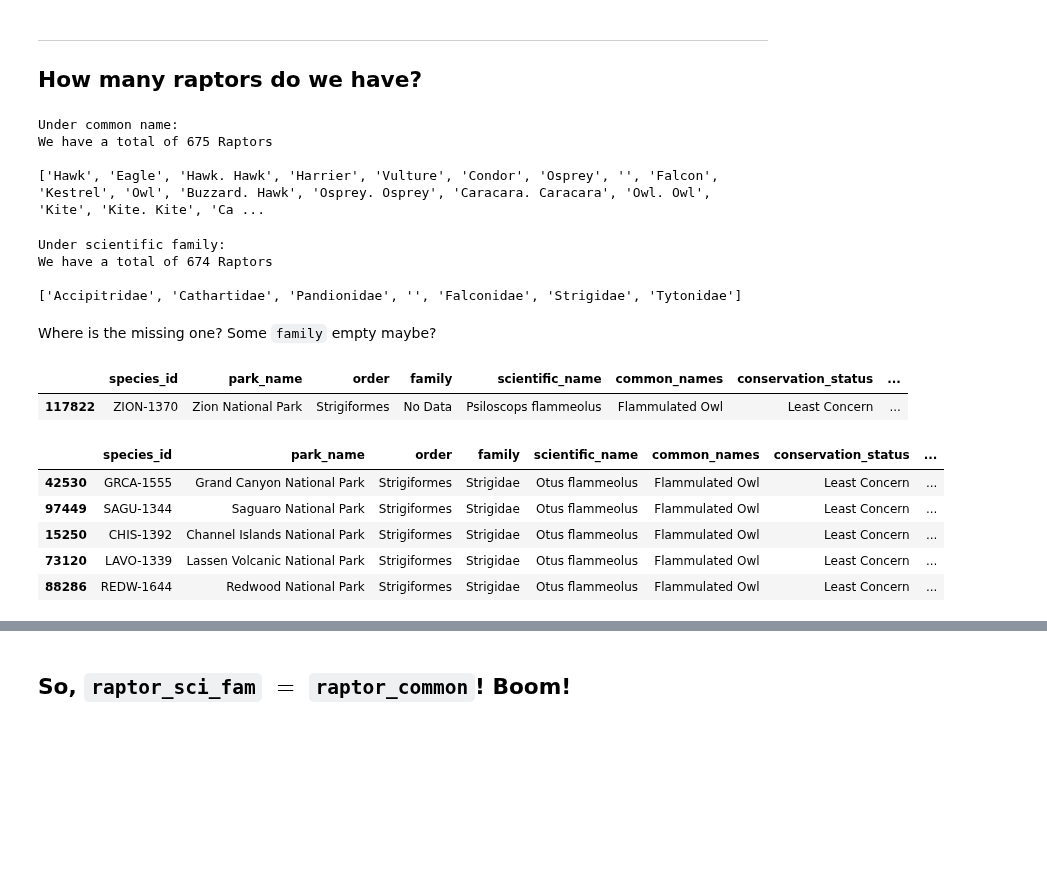
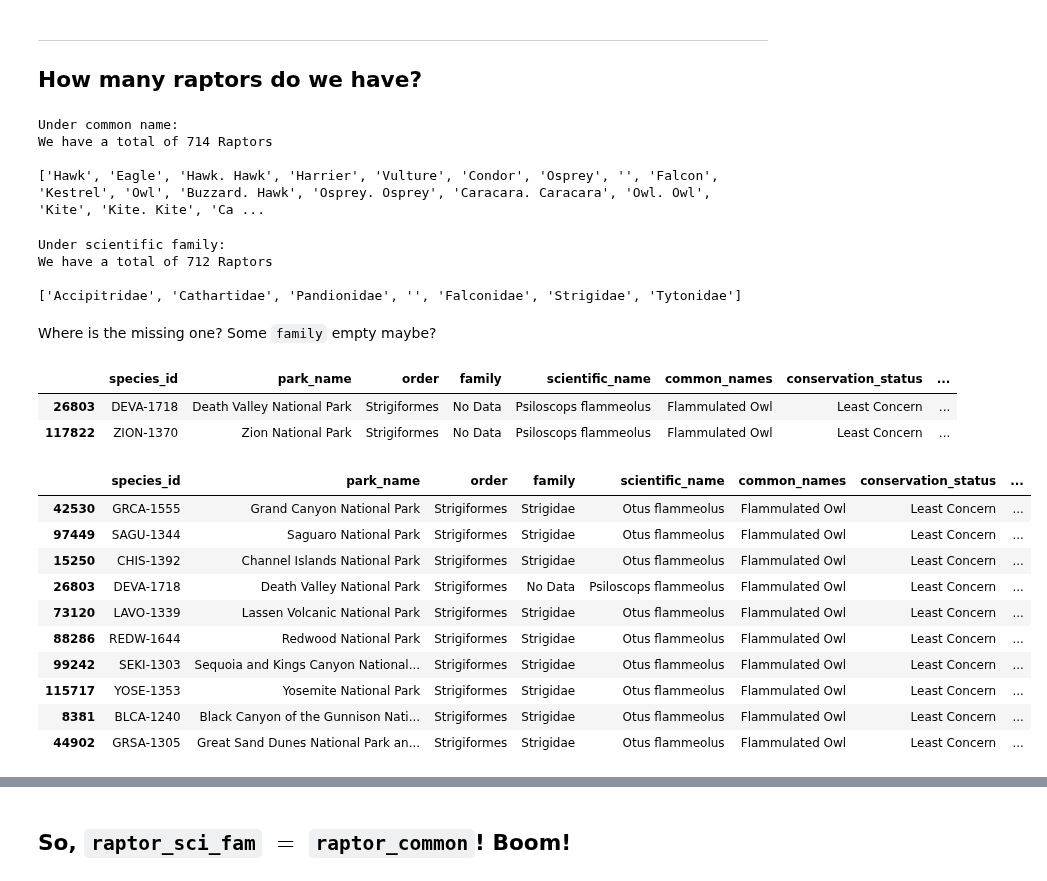
Before and after one commit to pineapple-bois/Biodiversity-In-National-Parks-Real-World, a Jupyter notebook: wrangling.ipynb, the cells around one changed output, grey strips where cells are left out. Drawn from its saved outputs; the diff is of its cells as text; code cells hidden in the pictures; blank space fills up the shorter version.

```diff
--- a/wrangling.ipynb
+++ b/wrangling.ipynb
@@ -59,3 +70,6 @@ Arizona, California, Colorado, Nevada, New Mexico, Oklahoma, Texas, Utah
+# %%
+# Change 'Death Valley' to CA as primarily in California
+parks_data.loc[15, 'state'] = 'CA'
 # %%
 sw_states_list = ["AZ", "CA", "CO", "NV", "NM", "OK", "TX", "UT"]
 # %%
@@ -659,5 +687,5 @@ The other entries require further research. Will operate in `sw_birds`
-# %%
-# Both operations are easier to do manually to avoid reassignment of Goshawk and Merlin
-sw_birds.loc[86453, 'common_names'] = 'Northern Pygmy Owl'
-sw_birds.loc[86453, 'raptor_common'] = 'Owl'
+# %%
+# Gyrfalcon
+sw_birds.loc[26459, 'raptor_common'] = 'Falcon'
+sw_birds.loc[99085, 'raptor_common'] = 'Falcon'
 # %%
@@ -694,2 +704,0 @@ Name: 86454, dtype: object
-# %%
-sw_birds.loc[86454, 'common_names'] = 'Mountain Pygmy Owl'
@@ -760,7 +782,7 @@ diff_com_types = sw_birds.raptor_common.unique().tolist()
 print(diff_com_types)
 # %% [output]
 Under common name:
-We have a total of 675 Raptors
+We have a total of 714 Raptors
 
 ['Hawk', 'Eagle', 'Hawk. Hawk', 'Harrier', 'Vulture', 'Condor', 'Osprey', '', 'Falcon', 'Kestrel', 'Owl', 'Buzzard. Hawk', 'Osprey. Osprey', 'Caracara. Caracara', 'Owl. Owl', 'Kite', 'Kite. Kite', 'Ca ...
 # %%
@@ -770,7 +792,7 @@ diff_sci_types = sw_birds.raptor_sci_fam.unique().tolist()
 print(diff_sci_types)
 # %% [output]
 Under scientific family:
-We have a total of 674 Raptors
+We have a total of 712 Raptors
 
 ['Accipitridae', 'Cathartidae', 'Pandionidae', '', 'Falconidae', 'Strigidae', 'Tytonidae']
 # %% [markdown]
@@ -781,14 +803,20 @@ missing_fam = (sw_birds[(sw_birds.raptor_common != '')
 missing_fam
 # %% [output]
 |  | species_id | park_name | order | family | scientific_name | common_names | conservation_status | ... |
+| 26803 | DEVA-1718 | Death Valley National Park | Strigiformes | No Data | Psiloscops flammeolus | Flammulated Owl | Least Concern | ... |
 | 117822 | ZION-1370 | Zion National Park | Strigiformes | No Data | Psiloscops flammeolus | Flammulated Owl | Least Concern | ... |
 # %%
 flam_owl = sw_birds[sw_birds.common_names == 'Flammulated Owl']
-flam_owl.head()
+flam_owl.head(10)
 # %% [output]
 |  | species_id | park_name | order | family | scientific_name | common_names | conservation_status | ... |
 | 42530 | GRCA-1555 | Grand Canyon National Park | Strigiformes | Strigidae | Otus flammeolus | Flammulated Owl | Least Concern | ... |
 | 97449 | SAGU-1344 | Saguaro National Park | Strigiformes | Strigidae | Otus flammeolus | Flammulated Owl | Least Concern | ... |
 | 15250 | CHIS-1392 | Channel Islands National Park | Strigiformes | Strigidae | Otus flammeolus | Flammulated Owl | Least Concern | ... |
+| 26803 | DEVA-1718 | Death Valley National Park | Strigiformes | No Data | Psiloscops flammeolus | Flammulated Owl | Least Concern | ... |
 | 73120 | LAVO-1339 | Lassen Volcanic National Park | Strigiformes | Strigidae | Otus flammeolus | Flammulated Owl | Least Concern | ... |
 | 88286 | REDW-1644 | Redwood National Park | Strigiformes | Strigidae | Otus flammeolus | Flammulated Owl | Least Concern | ... |
+| 99242 | SEKI-1303 | Sequoia and Kings Canyon National... | Strigiformes | Strigidae | Otus flammeolus | Flammulated Owl | Least Concern | ... |
+| 115717 | YOSE-1353 | Yosemite National Park | Strigiformes | Strigidae | Otus flammeolus | Flammulated Owl | Least Concern | ... |
+| 8381 | BLCA-1240 | Black Canyon of the Gunnison Nati... | Strigiformes | Strigidae | Otus flammeolus | Flammulated Owl | Least Concern | ... |
+| 44902 | GRSA-1305 | Great Sand Dunes National Park an... | Strigiformes | Strigidae | Otus flammeolus | Flammulated Owl | Least Concern | ... |
```
Also changed, not shown: parts of 59 cells of this notebook.
